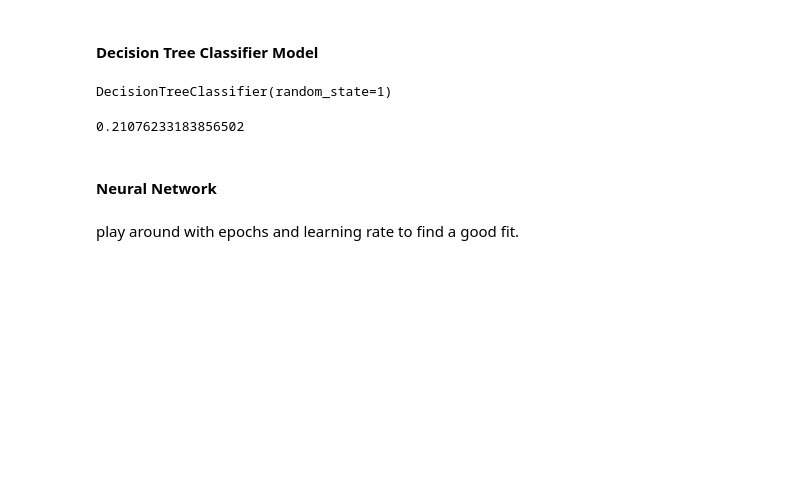
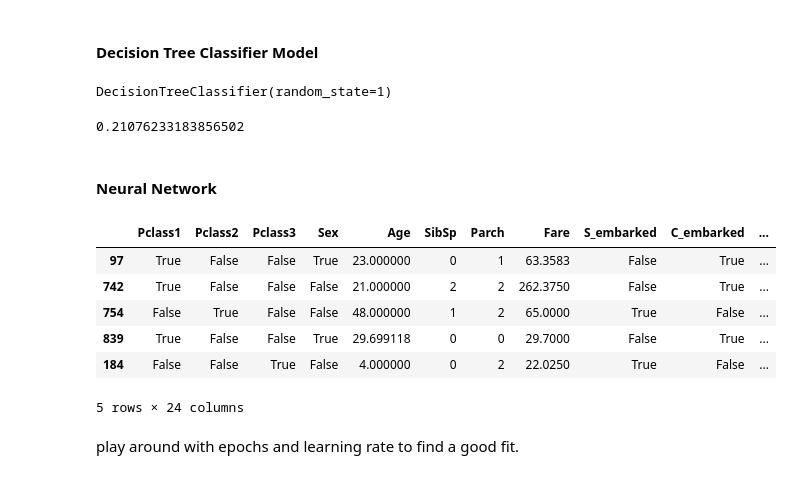
Before and after one commit to dkzhang01/KaggleTitanicModel, a Jupyter notebook: TitanicModel.ipynb, the cells around one changed output. Drawn from its saved outputs; the diff is of its cells as text; code cells hidden in the pictures; blank space fills up the shorter version.

```diff
--- a/TitanicModel.ipynb
+++ b/TitanicModel.ipynb
@@ -457,4 +462,14 @@ mean_absolute_error(DTC_Model.predict(val_X), val_y)
 0.21076233183856502
 # %% [markdown]
 #### Neural Network
+# %%
+train_X.head()
+# %% [output]
+|  | Pclass1 | Pclass2 | Pclass3 | Sex | Age | SibSp | Parch | Fare | S_embarked | C_embarked | ... |
+| 97 | True | False | False | True | 23.000000 | 0 | 1 | 63.3583 | False | True | ... |
+| 742 | True | False | False | False | 21.000000 | 2 | 2 | 262.3750 | False | True | ... |
+| 754 | False | True | False | False | 48.000000 | 1 | 2 | 65.0000 | True | False | ... |
+| 839 | True | False | False | True | 29.699118 | 0 | 0 | 29.7000 | False | True | ... |
+| 184 | False | False | True | False | 4.000000 | 0 | 2 | 22.0250 | True | False | ... |
+5 rows × 24 columns
 # %%
```
Also changed, not shown: parts of 17 cells of this notebook.
